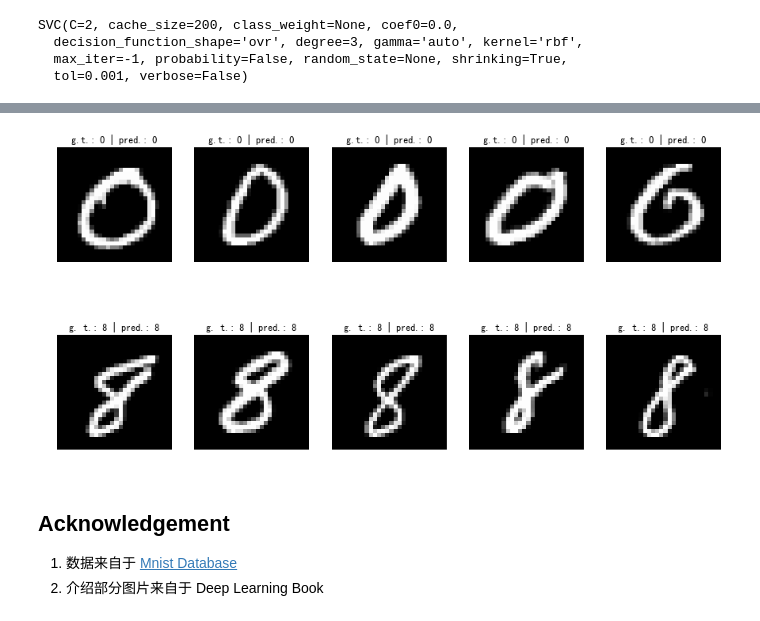
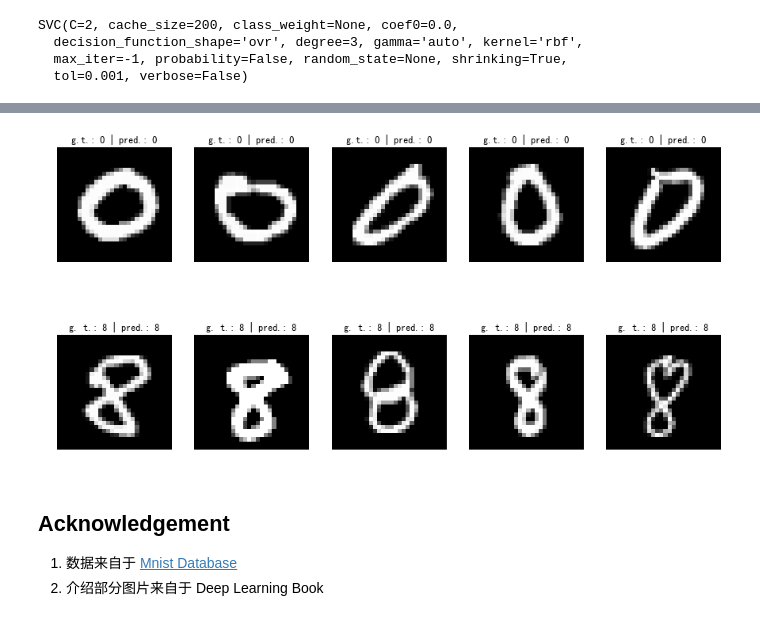
Before and after one commit to liubai01/SVM-with-hand-designed-feature, a Jupyter notebook: case_study_01.ipynb, the cells around one changed output, grey strips where cells are left out. Saved outputs shown, nothing was run; the diff lists cells and outputs as text; code cells hidden in the pictures.

Commit message:
Add test set, update README&Tutorial

```diff
--- a/case_study_01.ipynb
+++ b/case_study_01.ipynb
@@ -31,7 +31,7 @@ from utils.connected_component import get_components
 from matplotlib.colors import ListedColormap
 # %%
 # 加载数据
-db_path = os.path.join(".", "data", "hand_designed_db.pkl")
+db_path = os.path.join(".", "data", "hand_designed_train.pkl")
 with open(db_path, "rb") as f:
     X, y = pickle.load(f)
 # %% [markdown]
@@ -172,0 +173,19 @@ visualize_model(model, X_feat, y)
+# %%
+# 导入测试集
+# 加载测试数据
+db_path = os.path.join(".", "data", "hand_designed_test.pkl")
+with open(db_path, "rb") as f:
+    X_test, y_test = pickle.load(f)
+# 转换为特征向量（feature vector）
+X_feat_test = []
+sample_num_test = y_test.shape[0]
+for i in range(sample_num):
+    now_x = X_test[i][0]
+    com_num, sec_com_area = get_components(now_x)
+    X_feat_test.append([com_num, sec_com_area])
+# 放入分类器预测， 输出测试集正确率（Out-of-sample accuracy）
+acc = np.sum(model.predict(X_feat_test) == y_test) / sample_num_test
+print("Accuracy={}".format(acc))
+# 可视化决策边界
+X_feat_test = np.array(X_feat_test)
+visualize_model(model, X_feat_test, y_test)
@@ -173,8 +195,8 @@ visualize_model(model, X_feat, y)
 # %%
 # 结果可视化
-visualize_pred_result(model, X, X_feat, y)
+visualize_pred_result(model, X_test, X_feat_test, y_test)
 # %% [output]
-[figure, old version]
+[figure, new version]
 # %% [markdown]
 ## Acknowledgement
 1. 数据来自于 [Mnist Database](http://yann.lecun.com/exdb/mnist/)
```
Also changed, not shown: parts of 4 cells of this notebook, 4 other files.
